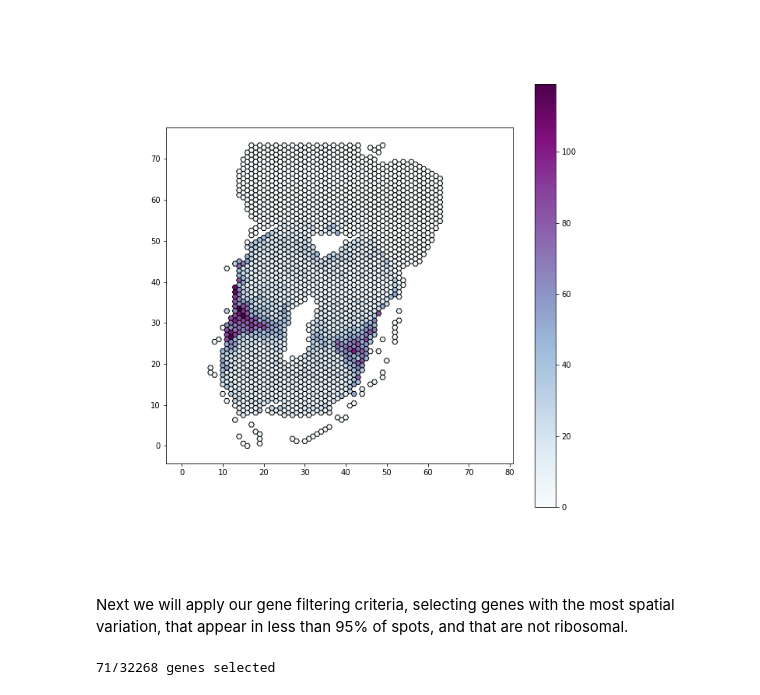
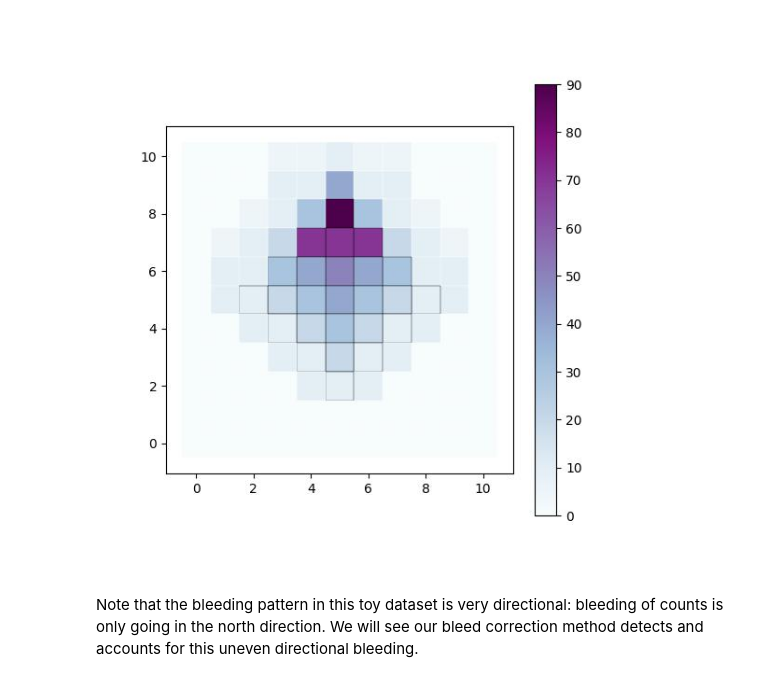
Before and after one commit to tansey-lab/bayestme, a Jupyter notebook: notebooks/bleeding_correction.ipynb, the cells around one changed output. Cells and saved outputs as stored; diff of their text form; code cells hidden in the pictures.

```diff
--- a/notebooks/bleeding_correction.ipynb
+++ b/notebooks/bleeding_correction.ipynb
@@ -10,4 +13,6 @@ This data comes from the 10X Genomics Spaceranger pipeline (https://support.10xg
 # %%
-from bayestme import data
+from bayestme import data, synthetic_data
 
-stdata = data.SpatialExpressionDataset.read_spaceranger("../A1_spaceranger_output")
+stdata = synthetic_data.generate_demo_dataset_with_bleeding()
+
+print(stdata.gene_names)
@@ -15,0 +25,9 @@ We first visualize the tissue sample, and plot the expression of a single gene:
+# %%
+import bayestme.plot.common
+from IPython.display import Image
+from matplotlib import pyplot as plt
+
+plt.rcParams["figure.figsize"] = (6, 6)
+bayestme.plot.common.plot_gene_in_tissue_counts(stdata=stdata, gene='north_strong', output_file='north_strong_in_tissue.jpg')
+
+Image('north_strong_in_tissue.jpg')
@@ -16,13 +36,11 @@ We first visualize the tissue sample, and plot the expression of a single gene:
 # %%
-from bayestme import plotting
+import bayestme.plot.common
 from IPython.display import Image
 from matplotlib import pyplot as plt
 
-plt.rcParams["figure.figsize"] = (10, 10)
-plotting.plot_gene_in_tissue_counts(stdata=stdata, gene='mt-nd2', output_file='mt-nd2.png')
+plt.rcParams["figure.figsize"] = (6, 6)
+bayestme.plot.common.plot_gene_raw_counts(stdata=stdata, gene='north_strong', output_file='north_strong.jpg')
 
-Image('mt-nd2.png')
+Image('north_strong.jpg')
 # %% [output]
-[figure, old version]
+[figure, new version]
-# %% [markdown]
-Next we will apply our gene filtering criteria, selecting genes with the most spatial variation, that appear in less than 95% of spots, and that are not ribosomal.
@@ -39,5 +47,3 @@ stdata_filtered = gene_filtering.filter_ribosome_genes(spot_threshold_filtered)
-# %%
-print('{}/{} genes selected'.format(len(stdata_filtered.gene_names), len(stdata.gene_names)))
-# %% [output]
-71/32268 genes selected
+# %% [markdown]
+Note that the bleeding pattern in this toy dataset is very directional: bleeding of counts is only going in the north direction. We will see our bleed correction method detects and accounts for this uneven directional bleeding.
 # %% [markdown]
```
Also changed, not shown: parts of 21 cells of this notebook, 3 other files.
